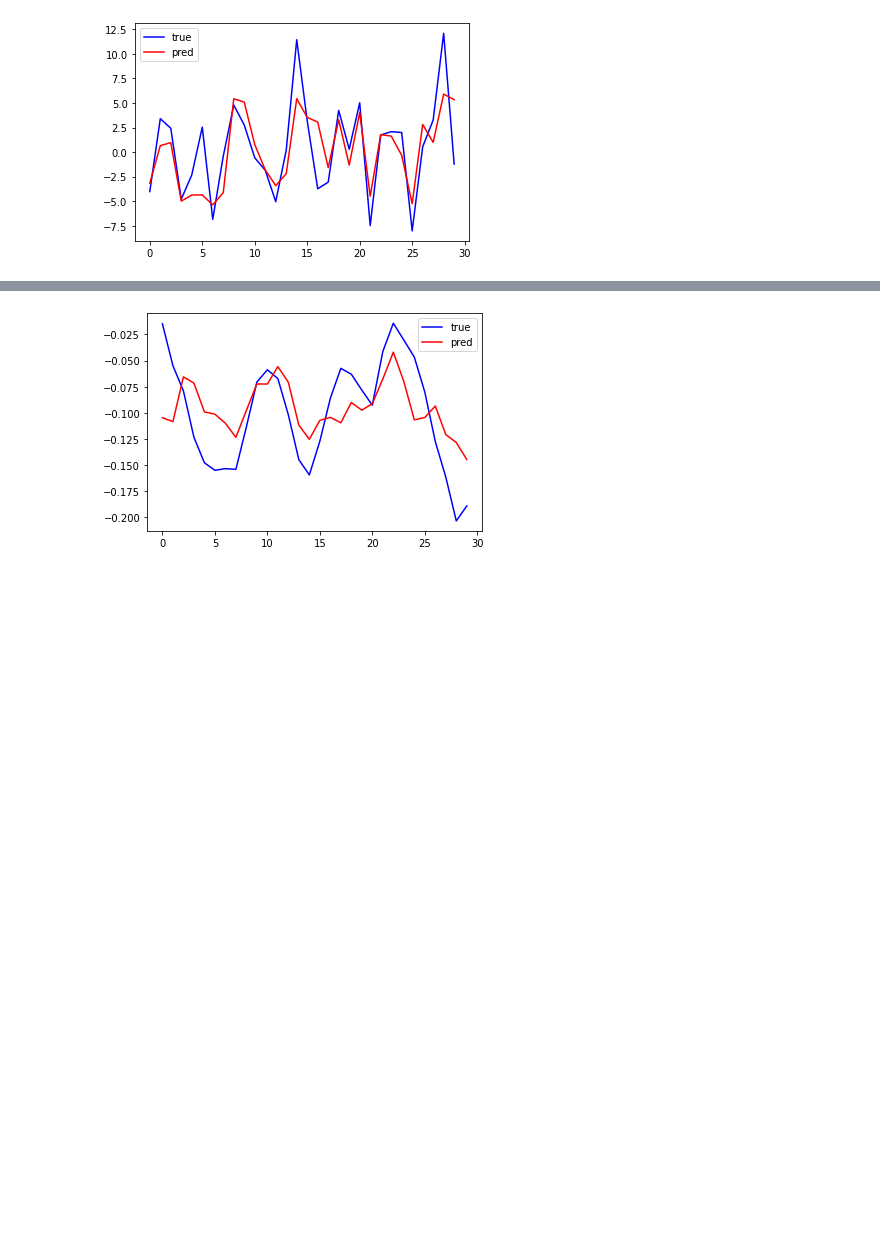
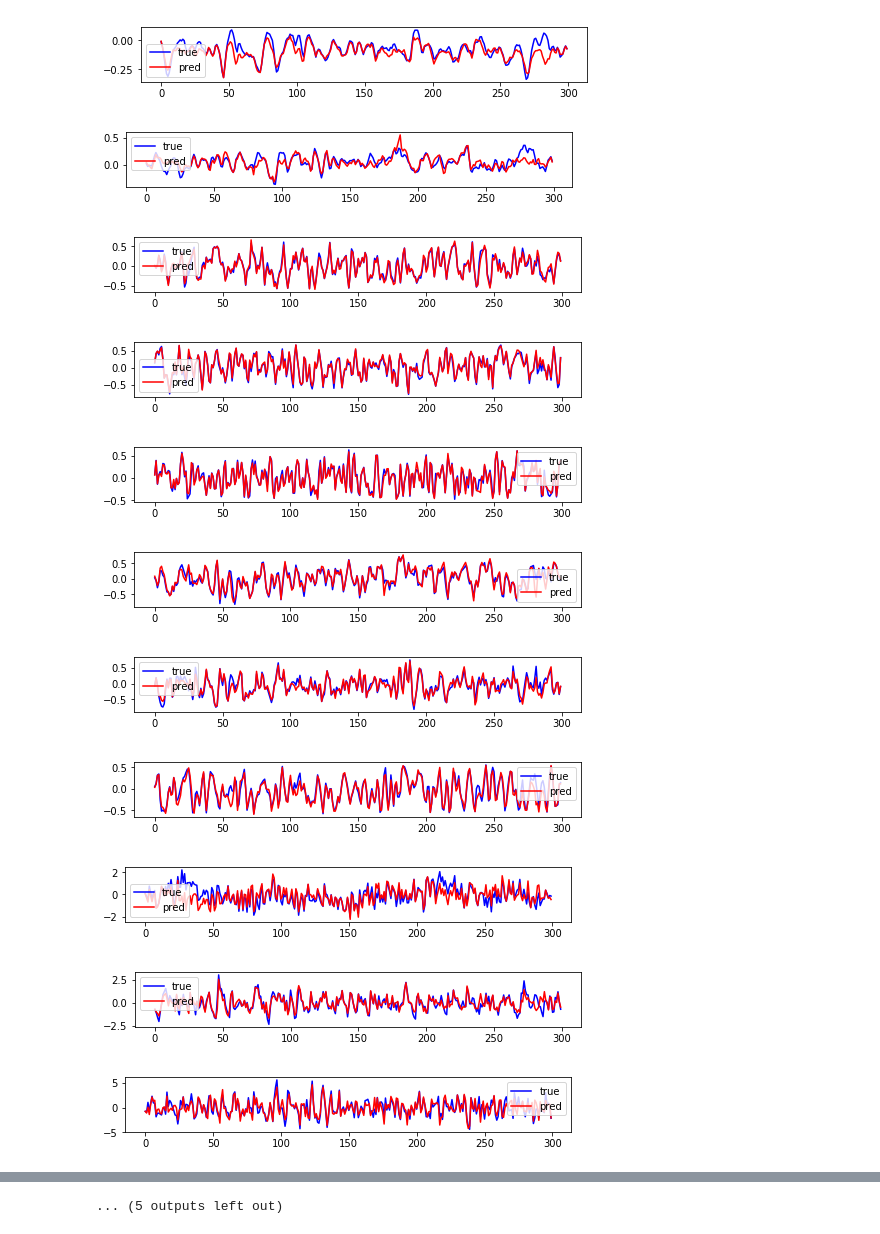
Before and after one commit to naruya/DSSM1d, a Jupyter notebook: eval.ipynb, the cells around one changed output, grey strips where cells are left out. Saved outputs shown, nothing was run; the diff lists cells and outputs as text; code cells hidden in the pictures; blank space fills up the shorter version.

Commit message:
add expert data pred loss

```diff
--- a/eval.ipynb
+++ b/eval.ipynb
@@ -24,20 +5,0 @@ plt.show()
-# %%
-import sys
-sys.path.append("../")
-from config import get_args
-from model import SSM
-from torch_utils import load_model
-
-import os
-import joblib
-
-args = get_args(jupyter=True, args="\
-                --device 0 \
-                --data_dir ../../data/random \
-                --timestamp Jan31_15-10-46 \
-                --load_epoch 500")
-model = SSM(args)
-load_model(model, model_dir="../", epoch=args.load_epoch)
-
-a_mean, a_std, o_mean, o_std = \
-    joblib.load(os.path.join(args.data_dir, "param.pkl"))
@@ -47,22 +56,24 @@ from tqdm import tqdm
 import torch
 import numpy as np
 import matplotlib.pyplot as plt
+from copy import deepcopy
+from rlkit.envs.wrappers import NormalizedBoxEnv
 
 
 env_name = 'HalfCheetah-v2'
-env = gym.make(env_name)
+# env = gym.make(env_name)
+env = NormalizedBoxEnv(gym.make(env_name))
 
 true = []
 pred = []
 
 o = env.reset()
-
 o = o.astype(np.float32)
 o = (o - o_mean) / o_std
 o = torch.from_numpy(np.array([o]))
 y = model.reset(o)
 
-for _ in range(30):
+for t in range(300):
     # env.render()
     a = env.action_space.sample()
     o, r, done, info = env.step(a)
@@ -81,8 +96,19 @@ env.close()
 # %%
-k = -1
-plt.plot(np.array(true)[:,k], c='b', label='true')
-plt.plot(np.array(pred)[:,k], c='r', label='pred')
-plt.legend()
-plt.show()
+for k in range(len(pred[0])):
+    plt.figure(figsize=(8,1))
+    plt.plot(np.array(true)[:,k], c='b', label='true')
+    plt.plot(np.array(pred)[:,k], c='r', label='pred')
+    plt.legend()
+    plt.show()
 # %% [output]
-[figure, old version]
+[figure, new version]
+[figure, added]
+[figure, added]
+[figure, added]
+[figure, added]
+[figure, added]
+[figure, added]
+[figure, added]
+[figure, added]
+[figure, added]
+[figure, added]
@@ -89,8 +116 @@ plt.show()
+... (5 outputs left out)
-# %%
-k = 0
-plt.plot(np.array(true)[:,k], c='b', label='true')
-plt.plot(np.array(pred)[:,k], c='r', label='pred')
-plt.legend()
-plt.show()
-# %% [output]
-[figure, removed]
```
Also changed, not shown: parts of 15 cells of this notebook.
